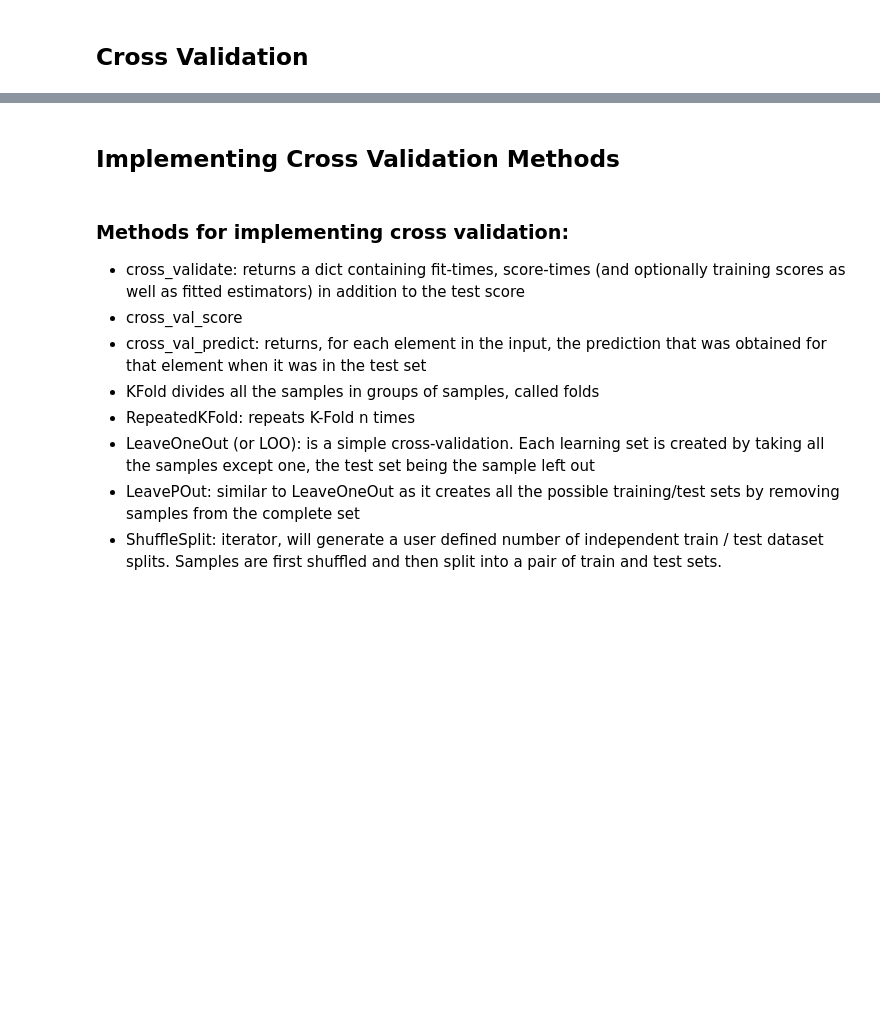
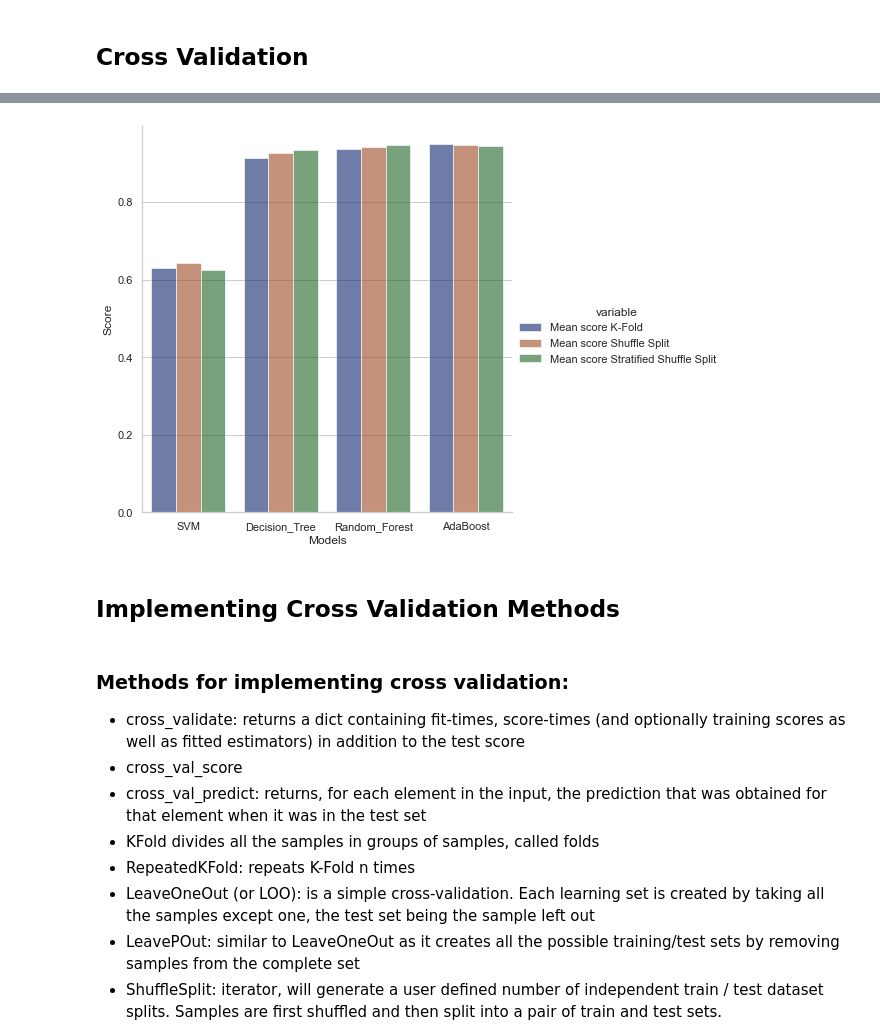
Before and after one commit to Daniela-q-m/Machine-Learning-Course-Projects, a Jupyter notebook: Cross Validation Methods (Wisconsin Cancer Dataset).ipynb, the cells around one changed output, grey strips where cells are left out. Saved outputs shown, nothing was run; the diff lists cells and outputs as text; code cells hidden in the pictures; blank space fills up the shorter version.

```diff
--- a/Cross Validation Methods (Wisconsin Cancer Dataset).ipynb
+++ b/Cross Validation Methods (Wisconsin Cancer Dataset).ipynb
@@ -325,0 +330,5 @@ results['Mean score Stratified Shuffle Split']=
+# %%
+#Shuffle Split Cross Validation
+scores_shuffle_Ada=cross_val_score(Ada_tuned, X, y, cv=cv_shuffle)
+shuffle.append(scores_shuffle_Ada.mean())
+scores_shuffle_Ada.mean()
@@ -325,0 +337,5 @@ results['Mean score Stratified Shuffle Split']=
+# %%
+#Stratified  shuffle split
+scores_strat_shuffle_Ada=cross_val_score(Ada_tuned, X, y, cv=cv_strat_shuffle)
+strat_shuffle.append(scores_strat_shuffle_Ada.mean())
+scores_strat_shuffle_Ada.mean()
@@ -325,0 +346,9 @@ results['Mean score Stratified Shuffle Split']=
+# %%
+#Making a dataframe that contains the average values for cross validations scores with different cross validation metrics
+
+results=pd.DataFrame()
+results['Models'] = models_list
+results['Mean score K-Fold'] = kfold
+results['Mean score Shuffle Split']=shuffle
+results['Mean score Stratified Shuffle Split']=strat_shuffle
+results
@@ -325,0 +361,3 @@ results['Mean score Stratified Shuffle Split']=
+# %%
+#Changing format to long to be able to make a grouped bar plot to summarize results
+results_melt = pd.melt(results, id_vars=["Models"], value_vars=["Mean score K-Fold", "Mean score Shuffle Split","Mean score Stratified Shuffle Split"])
@@ -326,3 +380,12 @@ results['Mean score Stratified Shuffle Split']=
+# %%
+sns.set_theme(style="whitegrid", palette="pastel")
+bar_graph = sns.catplot(
+    data=results_melt, kind="bar",
+    x="Models", y="value", hue="variable",
+    ci="sd", palette="dark", alpha=.6, height=6
+).set(xlabel="Models", ylabel = "Score")
+# %% [output]
+[figure, added]
 # %% [markdown]
 ## Implementing Cross Validation Methods
 # %% [markdown]
```
Also changed, not shown: parts of 69 cells of this notebook, 56 other files.
